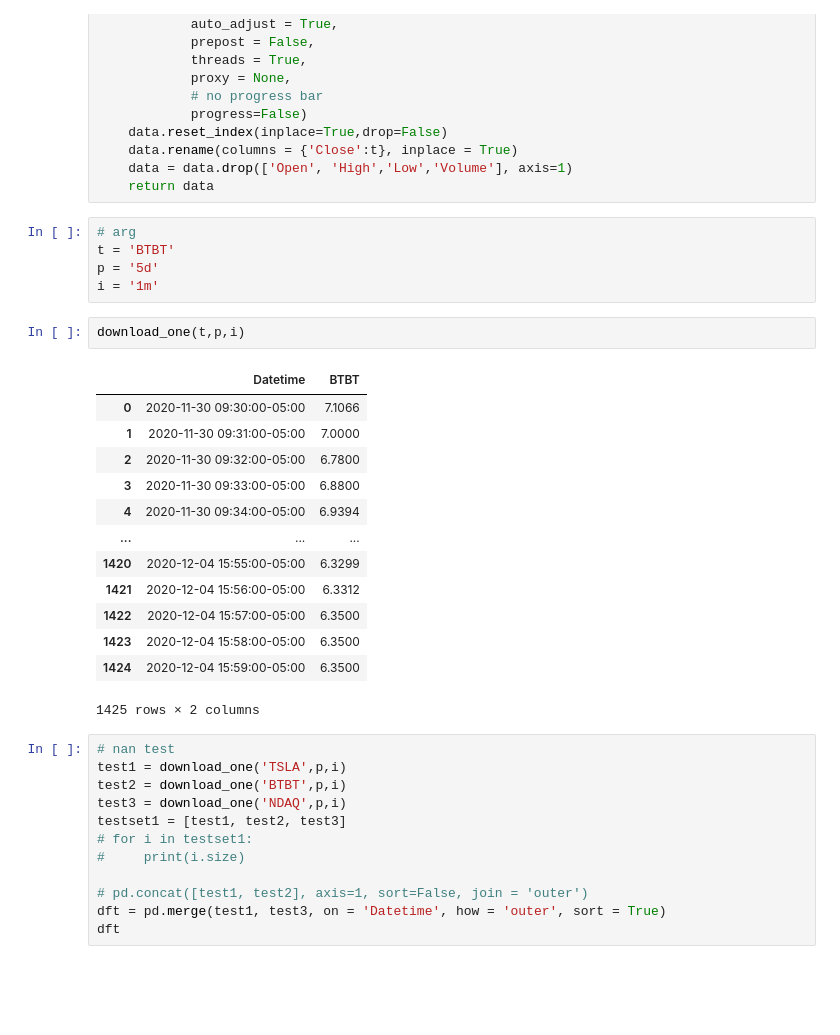
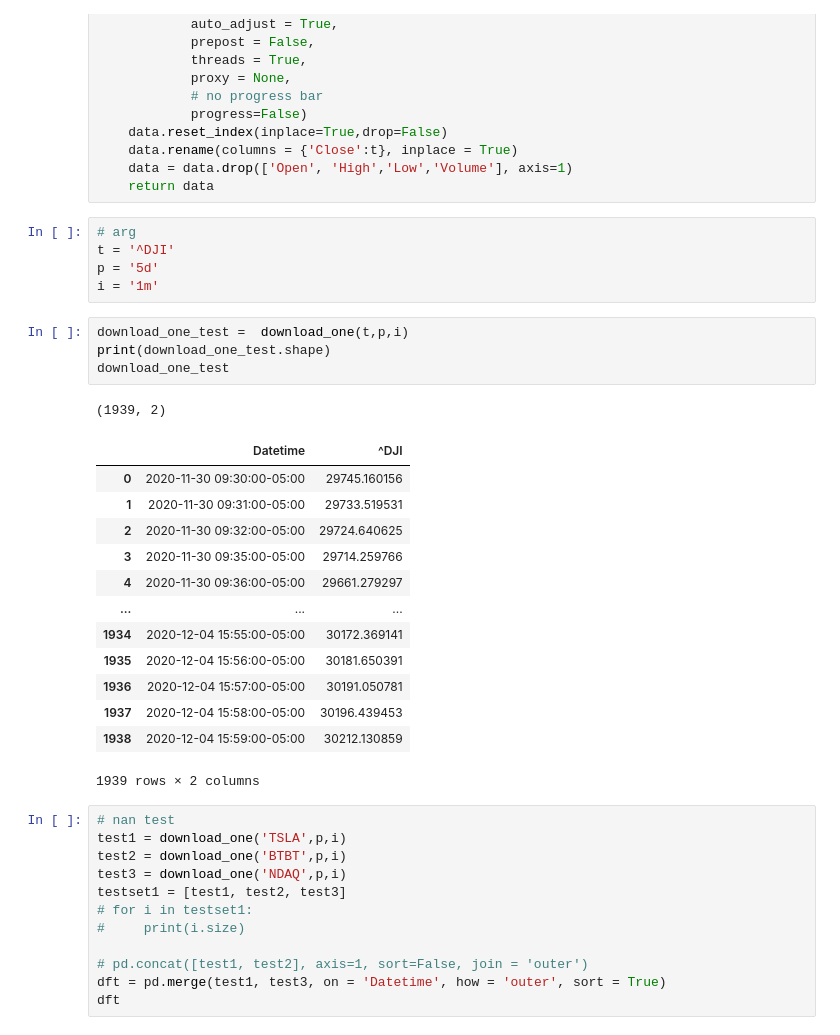
Before and after one commit to TBDataBrown/portfol.io, a Jupyter notebook: data_acquire_draft.ipynb, the cells around one changed output. Drawn from its saved outputs; the diff is of its cells as text; blank space fills up the shorter version.

Commit message:
test porfoilo4

```diff
--- a/data_acquire_draft.ipynb
+++ b/data_acquire_draft.ipynb
@@ -100,25 +100,28 @@ def download_one(t, p, i):
     return data
 # %%
 # arg
-t = 'BTBT'
+t = '^DJI'
 p = '5d'
 i = '1m'
 # %%
-download_one(t,p,i)
+download_one_test =  download_one(t,p,i)
+print(download_one_test.shape)
+download_one_test
 # %% [output]
+(1939, 2)
-|  | Datetime | BTBT |
-| 0 | 2020-11-30 09:30:00-05:00 | 7.1066 |
-| 1 | 2020-11-30 09:31:00-05:00 | 7.0000 |
-| 2 | 2020-11-30 09:32:00-05:00 | 6.7800 |
-| 3 | 2020-11-30 09:33:00-05:00 | 6.8800 |
-| 4 | 2020-11-30 09:34:00-05:00 | 6.9394 |
+|  | Datetime | ^DJI |
+| 0 | 2020-11-30 09:30:00-05:00 | 29745.160156 |
+| 1 | 2020-11-30 09:31:00-05:00 | 29733.519531 |
+| 2 | 2020-11-30 09:32:00-05:00 | 29724.640625 |
+| 3 | 2020-11-30 09:35:00-05:00 | 29714.259766 |
+| 4 | 2020-11-30 09:36:00-05:00 | 29661.279297 |
 | ... | ... | ... |
-| 1420 | 2020-12-04 15:55:00-05:00 | 6.3299 |
-| 1421 | 2020-12-04 15:56:00-05:00 | 6.3312 |
-| 1422 | 2020-12-04 15:57:00-05:00 | 6.3500 |
-| 1423 | 2020-12-04 15:58:00-05:00 | 6.3500 |
-| 1424 | 2020-12-04 15:59:00-05:00 | 6.3500 |
+| 1934 | 2020-12-04 15:55:00-05:00 | 30172.369141 |
+| 1935 | 2020-12-04 15:56:00-05:00 | 30181.650391 |
+| 1936 | 2020-12-04 15:57:00-05:00 | 30191.050781 |
+| 1937 | 2020-12-04 15:58:00-05:00 | 30196.439453 |
+| 1938 | 2020-12-04 15:59:00-05:00 | 30212.130859 |
-1425 rows × 2 columns
+1939 rows × 2 columns
 # %%
 # nan test
 test1 = download_one('TSLA',p,i)
```
Also changed, not shown: parts of 3 cells of this notebook, 1 other file.
